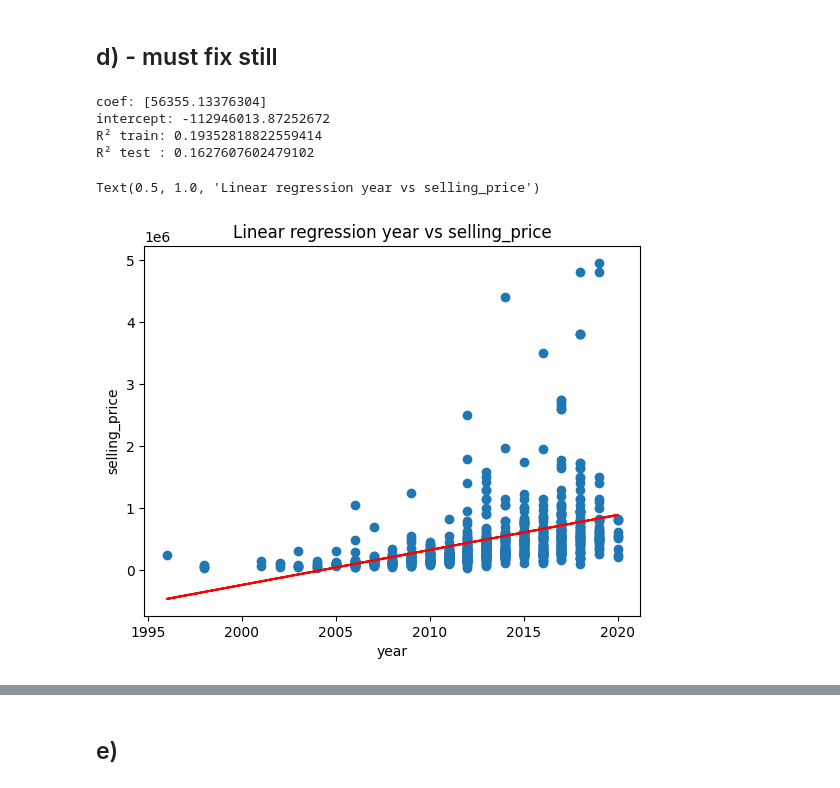
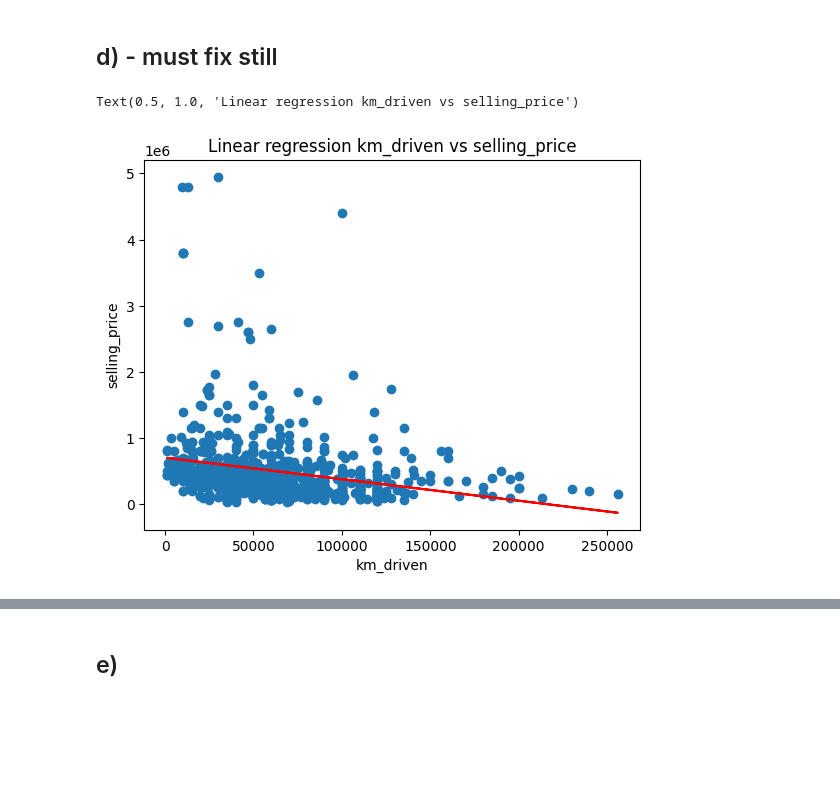
Before and after one commit to jvdlopes/CSI4142_A3, a Jupyter notebook: d1.ipynb, the cells around one changed output, grey strips where cells are left out. Saved outputs shown, nothing was run; the diff lists cells and outputs as text; code cells hidden in the pictures; blank space fills up the shorter version.

```diff
--- a/d1.ipynb
+++ b/d1.ipynb
@@ -150,28 +150,26 @@ Index: []
 # %% [markdown]
 ## d) - must fix still
 # %%
-x = dfEncoded[['year']]
-y = dfEncoded['selling_price']
+# X = dfEncoded[["year","km_driven","fuel_Diesel","fuel_Electric","fuel_LPG","fuel_Petrol","transmission_Manual","owner_First Owner","owner_Fourth & Above Owner","owner_Second Owner","owner_Test Drive Car","seller_type_Individual"]]
+X = dfEncoded[["km_driven"]]
 
-x_train, x_test, y_train, y_test = train_test_split(x, y, test_size=0.2, random_state=42)
+y = dfEncoded["selling_price"]
+
+x_train, x_test, y_train, y_test = train_test_split(X, y, test_size=0.2, random_state=42)
 
 model = LinearRegression().fit(x_train, y_train)
 
 #print('coef:', model.coef_)
 #print('intercept:', model.intercept_)
 #print('R² train:', model.score(x_train, y_train))
 #print('R² test :', model.score(x_test, y_test))
 
 predictions = model.predict(x_test)
-plt.scatter(x_test, y_test)
-plt.plot(x_test, predictions, color='red')
-plt.xlabel('year')
-plt.ylabel('selling_price')
-plt.title('Linear regression year vs selling_price')
+plt.scatter(x_test["km_driven"], y_test)
+plt.plot(x_test, predictions, color="red")
+plt.xlabel("km_driven")
+plt.ylabel("selling_price")
+plt.title("Linear regression km_driven vs selling_price")
 # %% [output]
-coef: [56355.13376304]
-intercept: -112946013.87252672
-R² train: 0.19352818822559414
-R² test : 0.1627607602479102
+Text(0.5, 1.0, 'Linear regression km_driven vs selling_price')
-Text(0.5, 1.0, 'Linear regression year vs selling_price')
-[figure, old version]
+[figure, new version]
```
Also changed, not shown: parts of 3 cells of this notebook.
